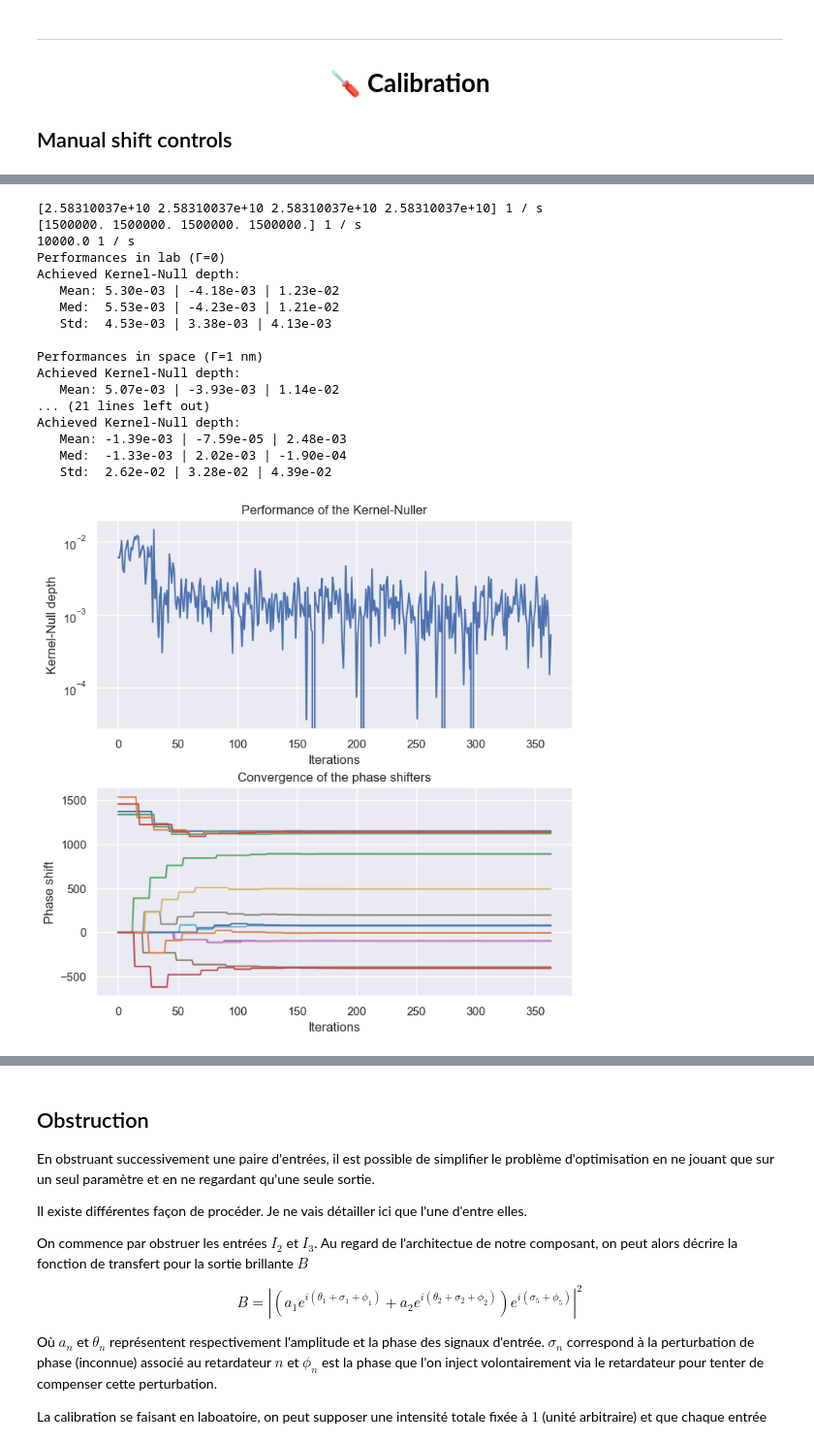
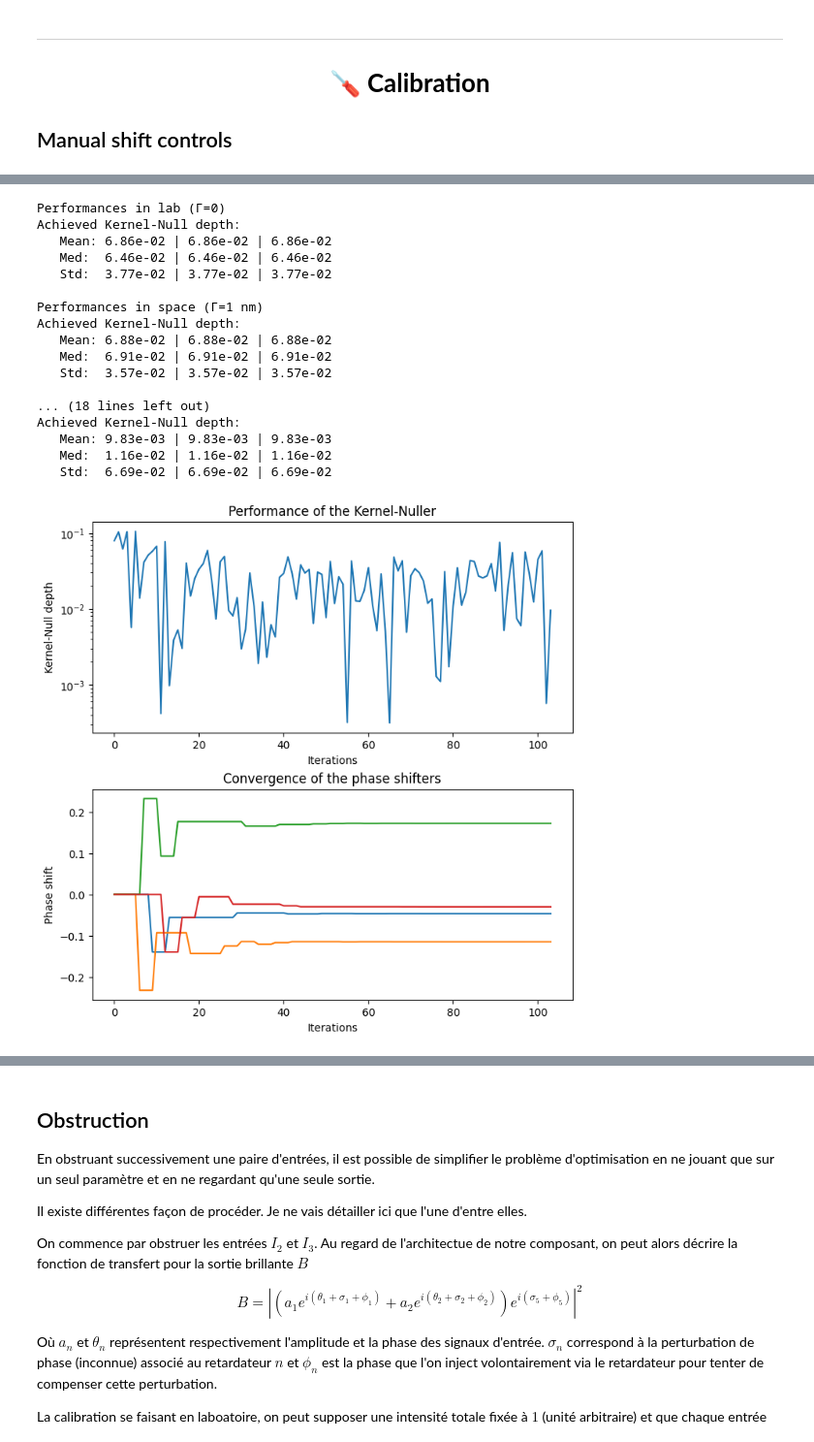
Before and after one commit to VForiel/PhD-Theory, a Jupyter notebook: Thesis.ipynb, the cells around one changed output, grey strips where cells are left out. Shown at 97% size. Saved outputs shown, nothing was run; the diff lists cells and outputs as text; code cells hidden in the pictures.

```diff
--- a/Thesis.ipynb
+++ b/Thesis.ipynb
@@ -423,47 +384,28 @@ Successfully installed seaborn-0.13.2
-# %%
-from src import analysis
-from phise import Context
-import astropy.units as u
-import seaborn as sns
-import numpy as np
-
-sns.set_theme()
-
-ctx = Context.get_VLTI()
-ctx.monochromatic = True
-
-camera = ctx.interferometer.camera
-
-camera.qe = 0.9
-camera.ron = 20
-camera.fwc = 16383
-
-camera.e = 1/600 * u.s
-
-print(ctx.pf)
-ctx.target.f *= 600 * 10000 / np.sum(ctx.pf.to(1/u.s).value) # I want a total photon flux of 10000 ADU in 1/600 sec
-print(ctx.pf)
-print(np.sum(ctx.pf) / 600)
-
-ctx.interferometer.chip.φ[:4] = np.random.rand(4) * ctx.interferometer.λ
-
-_ = analysis.calibration.genetic_approach(ctx=ctx, β=0.6, verbose=False, figsize=(7,7), save_as="generated/thesis/calibration/trial_error.png")
-# %% [output]
-[2.58310037e+10 2.58310037e+10 2.58310037e+10 2.58310037e+10] 1 / s
-[1500000. 1500000. 1500000. 1500000.] 1 / s
-10000.0 1 / s
-Performances in lab (Γ=0)
-Achieved Kernel-Null depth:
-   Mean: 5.30e-03 | -4.18e-03 | 1.23e-02
-   Med:  5.53e-03 | -4.23e-03 | 1.21e-02
-   Std:  4.53e-03 | 3.38e-03 | 4.13e-03
-
-Performances in space (Γ=1 nm)
-Achieved Kernel-Null depth:
-   Mean: 5.07e-03 | -3.93e-03 | 1.14e-02
-... (21 lines left out)
-Achieved Kernel-Null depth:
-   Mean: -1.39e-03 | -7.59e-05 | 2.48e-03
-   Med:  -1.33e-03 | 2.02e-03 | -1.90e-04
-   Std:  2.62e-02 | 3.28e-02 | 4.39e-02
-[figure, removed]
+# %%
+from src import analysis
+import phise
+import astropy.units as u
+import numpy as np
+
+ctx = phise.examples.contexts.get_PHOB()
+
+_ = analysis.calibration.genetic_approach(ctx=ctx, β=0.6, verbose=False, figsize=(7,7), save_as="generated/thesis/calibration/trial_error.png")
+# %% [output]
+Performances in lab (Γ=0)
+Achieved Kernel-Null depth:
+   Mean: 6.86e-02 | 6.86e-02 | 6.86e-02
+   Med:  6.46e-02 | 6.46e-02 | 6.46e-02
+   Std:  3.77e-02 | 3.77e-02 | 3.77e-02
+
+Performances in space (Γ=1 nm)
+Achieved Kernel-Null depth:
+   Mean: 6.88e-02 | 6.88e-02 | 6.88e-02
+   Med:  6.91e-02 | 6.91e-02 | 6.91e-02
+   Std:  3.57e-02 | 3.57e-02 | 3.57e-02
+
+... (18 lines left out)
+Achieved Kernel-Null depth:
+   Mean: 9.83e-03 | 9.83e-03 | 9.83e-03
+   Med:  1.16e-02 | 1.16e-02 | 1.16e-02
+   Std:  6.69e-02 | 6.69e-02 | 6.69e-02
+[figure, added]
```
Also changed, not shown: parts of 21 cells of this notebook, 16 other files.
